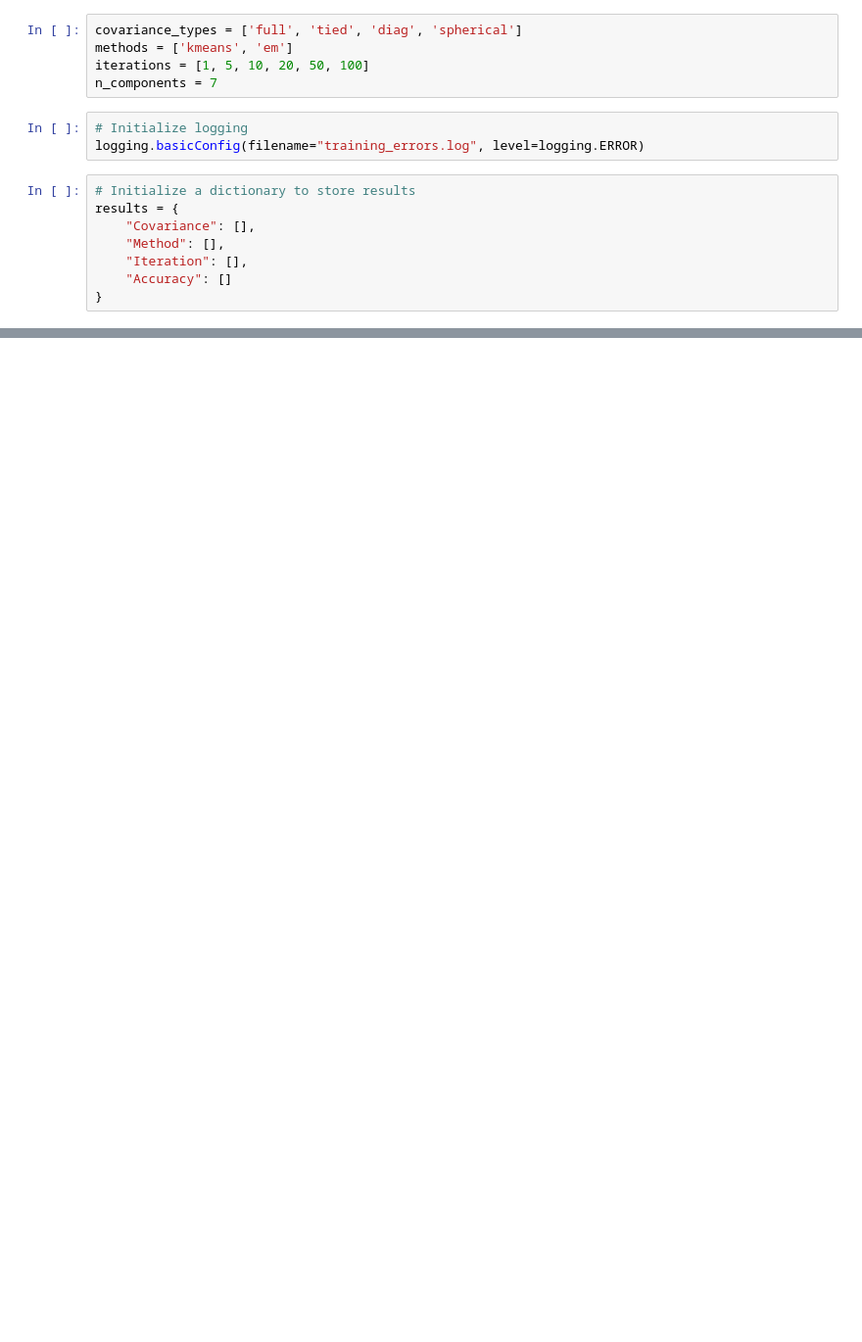
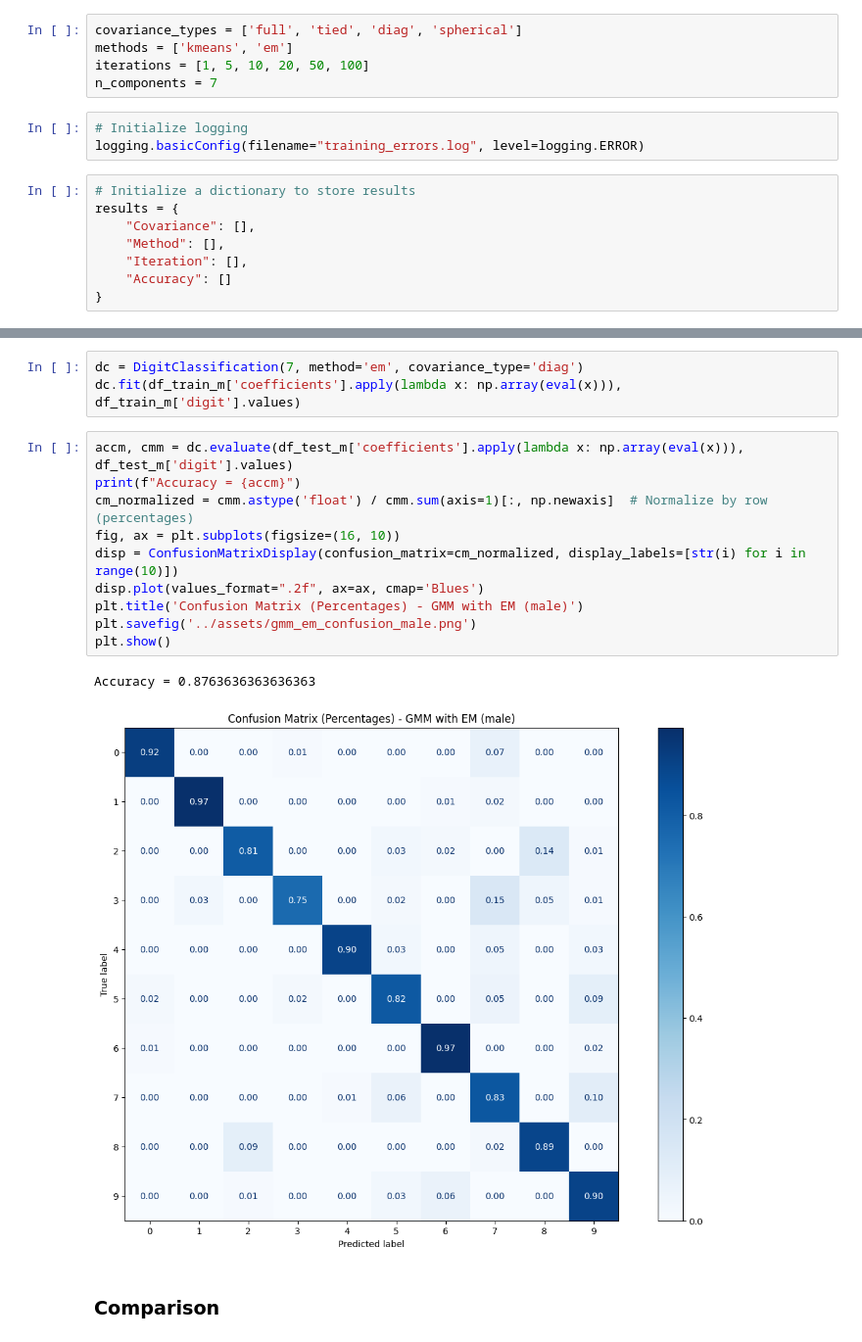
Before and after one commit to Wanghley/speech-digit-recognition, a Jupyter notebook: src/digit_acoustic_prediction.ipynb, the cells around one changed output, grey strips where cells are left out. Shown at 98% size. Saved outputs shown, nothing was run; the diff lists cells and outputs as text; blank space fills up the shorter version.

```diff
--- a/src/digit_acoustic_prediction.ipynb
+++ b/src/digit_acoustic_prediction.ipynb
@@ -386,0 +361,18 @@ Training GMM - em method | spherical covariance type | 7 components | 6600 sampl
+# %%
+dc = DigitClassification(7, method='em', covariance_type='diag')
+dc.fit(df_train_m['coefficients'].apply(lambda x: np.array(eval(x))), df_train_m['digit'].values)
+# %%
+accm, cmm = dc.evaluate(df_test_m['coefficients'].apply(lambda x: np.array(eval(x))), df_test_m['digit'].values)
+print(f"Accuracy = {accm}")
+cm_normalized = cmm.astype('float') / cmm.sum(axis=1)[:, np.newaxis]  # Normalize by row (percentages)
+fig, ax = plt.subplots(figsize=(16, 10))
+disp = ConfusionMatrixDisplay(confusion_matrix=cm_normalized, display_labels=[str(i) for i in range(10)])
+disp.plot(values_format=".2f", ax=ax, cmap='Blues')
+plt.title('Confusion Matrix (Percentages) - GMM with EM (male)')
+plt.savefig('../assets/gmm_em_confusion_male.png')
+plt.show()
+# %% [output]
+Accuracy = 0.8763636363636363
+[figure, added]
+# %% [markdown]
+### Comparison
```
Also changed, not shown: parts of 18 cells of this notebook.
